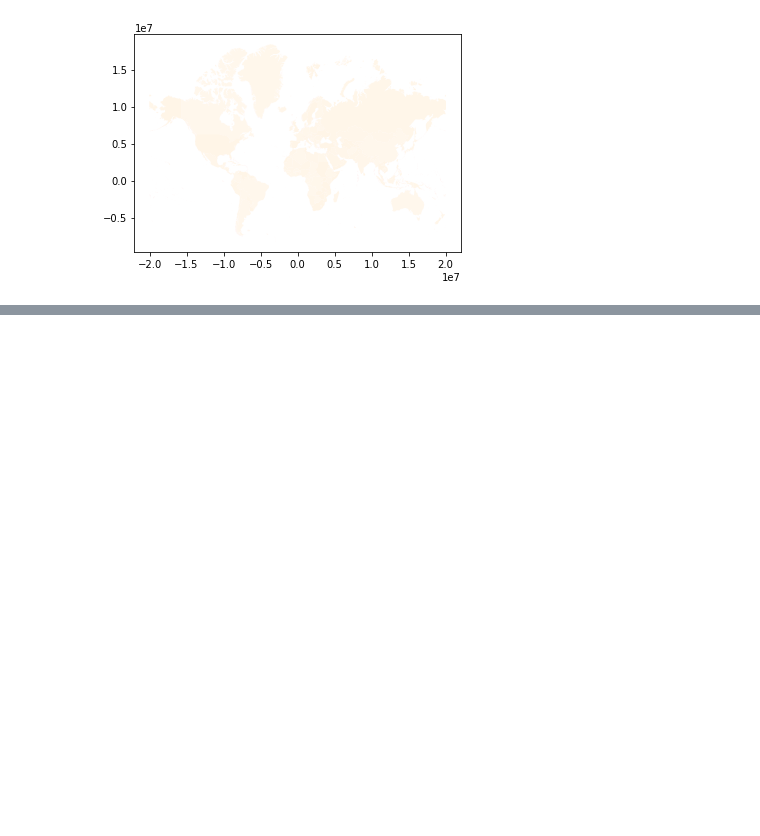
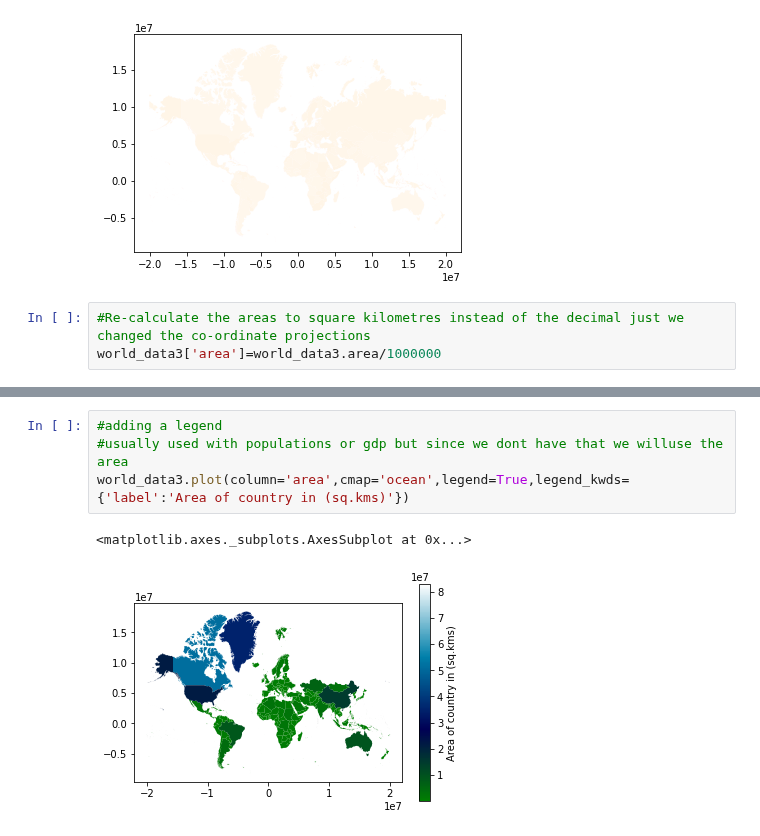
Before and after one commit to Eswa2020/data-prep-project, a Jupyter notebook: geopandas.ipynb, the cells around one changed output, grey strips where cells are left out. Cells and saved outputs as stored; diff of their text form; blank space fills up the shorter version.

```diff
--- a/geopandas.ipynb
+++ b/geopandas.ipynb
@@ -193,3 +200,6 @@ world_data3.plot(column='NAME',cmap='OrRd',scheme='quantiles')
 # %% [output]
 <matplotlib.axes._subplots.AxesSubplot at 0x...>
 [figure]
+# %%
+#Re-calculate the areas to square kilometres instead of the decimal just we changed the co-ordinate projections
+world_data3['area']=world_data3.area/1000000
@@ -195,0 +221,7 @@ world_data3.plot(column='NAME',cmap='OrRd',scheme='quantiles')
+# %%
+#adding a legend
+#usually used with populations or gdp but since we dont have that we willuse the area
+world_data3.plot(column='area',cmap='ocean',legend=True,legend_kwds={'label':'Area of country in (sq.kms)'})
+# %% [output]
+<matplotlib.axes._subplots.AxesSubplot at 0x...>
+[figure, added]
```
Also changed, not shown: parts of 7 cells of this notebook.
